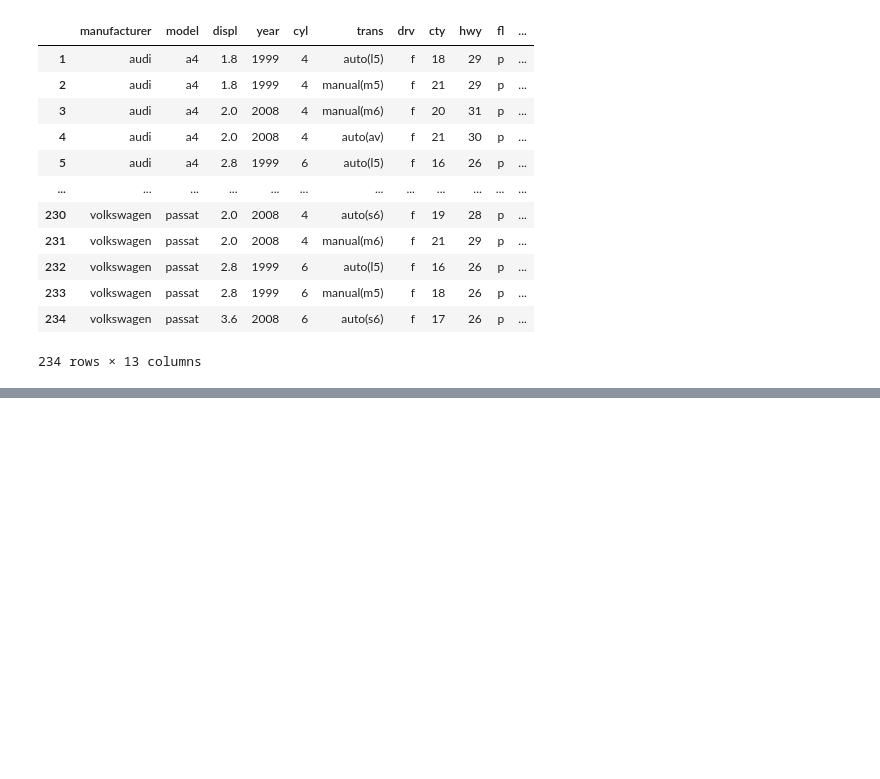
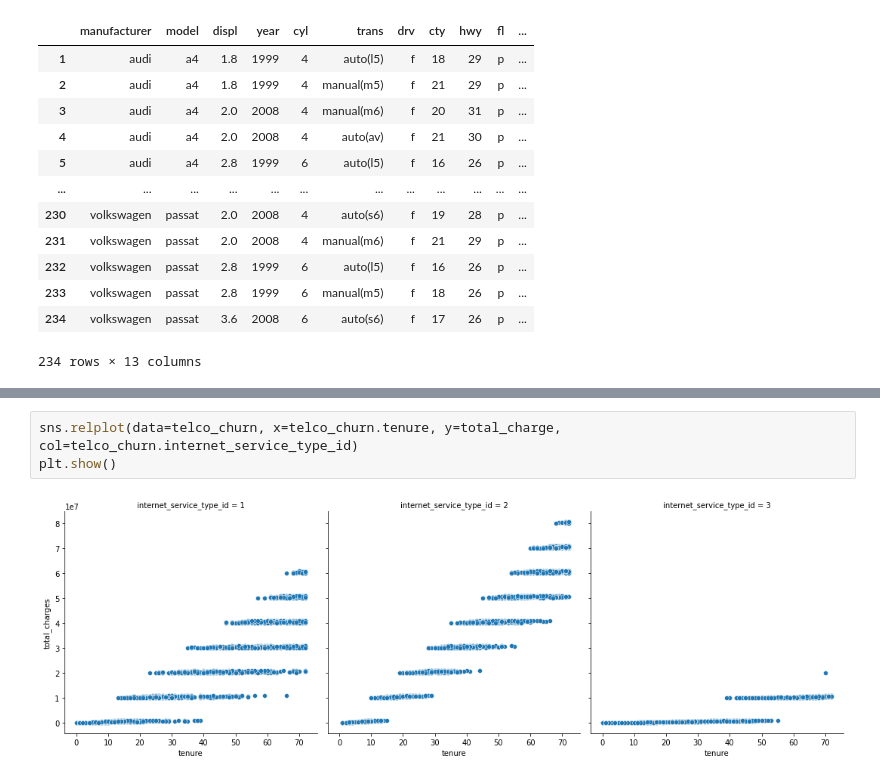
Before and after one commit to michael-haerle/statistics-exercises, a Jupyter notebook: hypothesis_testing.ipynb, the cells around one changed output, grey strips where cells are left out. Saved outputs shown, nothing was run; the diff lists cells and outputs as text; blank space fills up the shorter version.

```diff
--- a/hypothesis_testing.ipynb
+++ b/hypothesis_testing.ipynb
@@ -158,0 +291,5 @@ mpg
+# %%
+sns.relplot(data=telco_churn, x=telco_churn.tenure, y=total_charge, col=telco_churn.internet_service_type_id)
+plt.show()
+# %% [output]
+[figure, added]
```
Also changed, not shown: parts of 21 cells of this notebook.
